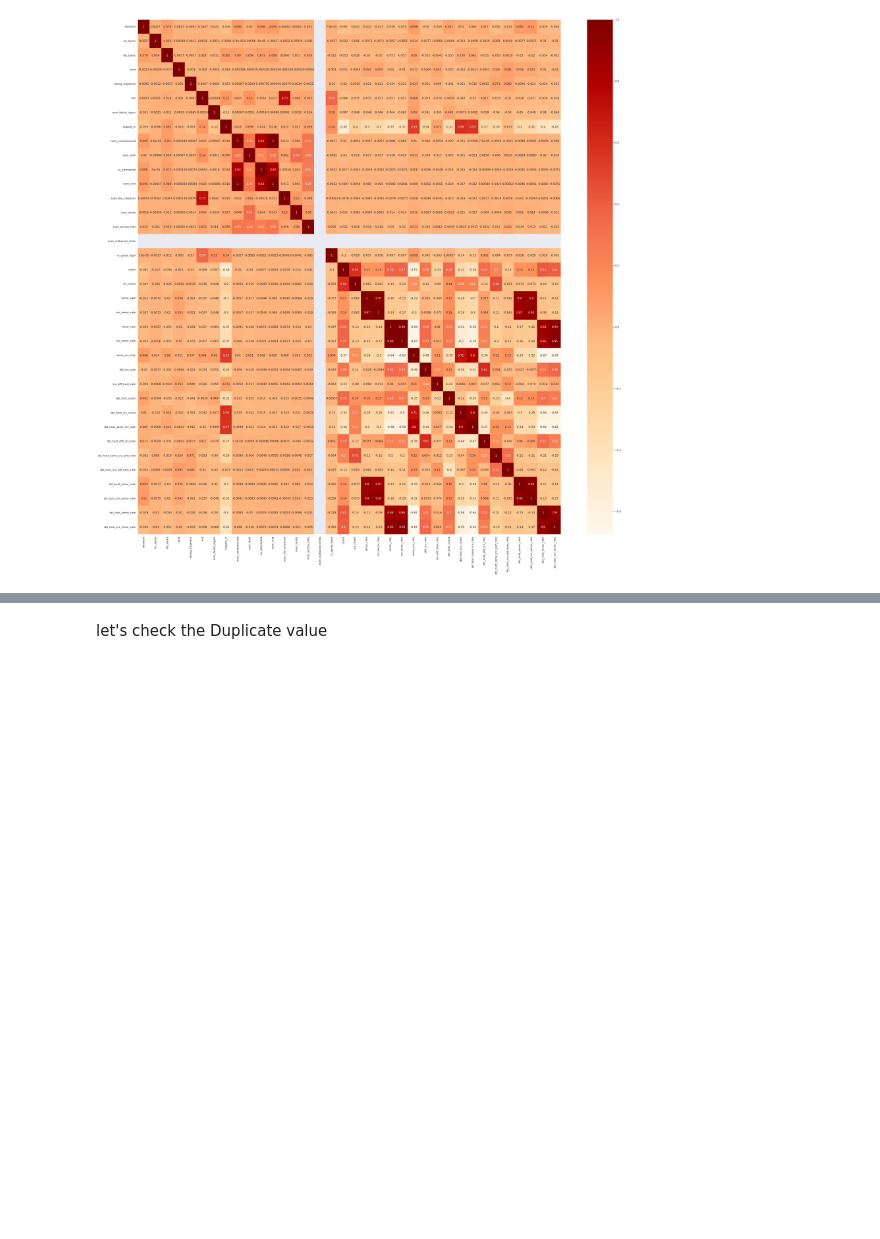
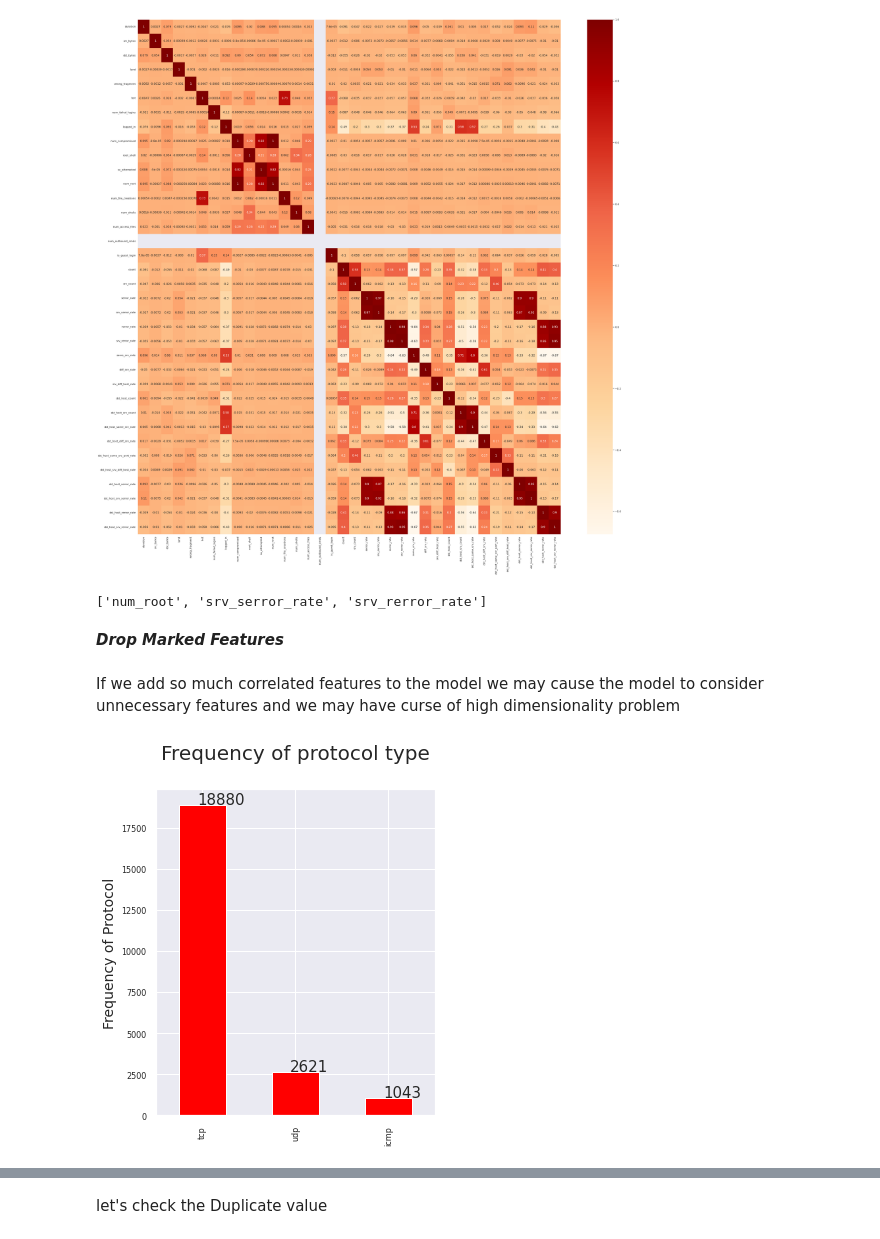
Before and after one commit to Abhineet94/Anamoly_detection, a Jupyter notebook: Anamoly_detection.ipynb, the cells around one changed output, grey strips where cells are left out. Drawn from its saved outputs; the diff is of its cells as text; code cells hidden in the pictures; blank space fills up the shorter version.

```diff
--- a/Anamoly_detection.ipynb
+++ b/Anamoly_detection.ipynb
@@ -115,0 +134,17 @@ sns.heatmap(pear_corr, cmap="OrRd", annot=True)
+# %%
+to_drop
+# %% [output]
+['num_root', 'srv_serror_rate', 'srv_rerror_rate']
+# %% [markdown]
+***Drop Marked Features***
+# %% [markdown]
+If we add so much correlated features to the model we may cause the model to consider unnecessary features and we may have curse of high dimensionality problem
+# %%
+ax = df["protocol_type"].value_counts().plot(kind='bar', figsize=(5, 6), fontsize=8, color='red')
+ax.set_title('Frequency of protocol type', size=20, pad=30)
+ax.set_ylabel('Frequency of Protocol', fontsize=14)
+
+for i in ax.patches:
+    ax.text(i.get_x() + 0.19, i.get_height() + 70, str(round(i.get_height(), 2)), fontsize=15)
+# %% [output]
+[figure, added]
```
Also changed, not shown: parts of 136 cells of this notebook.
